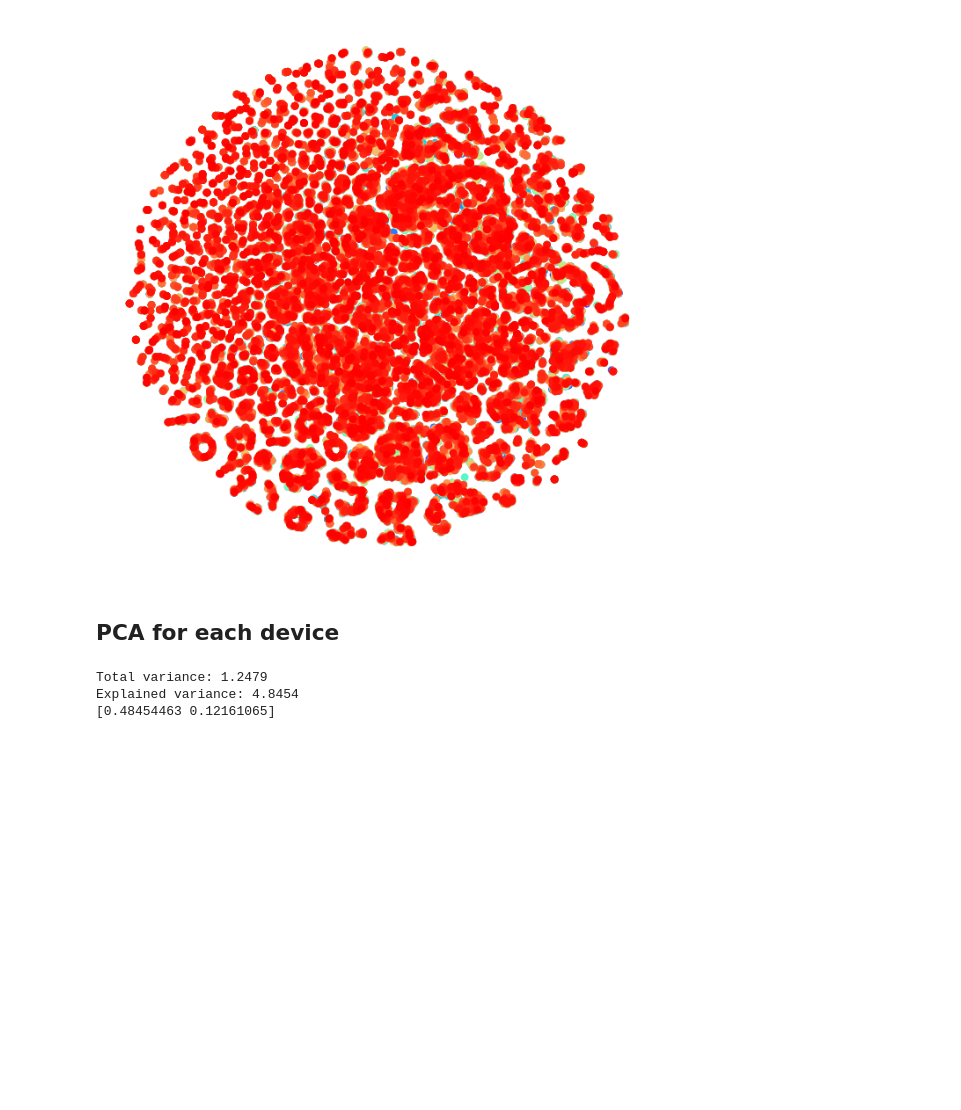
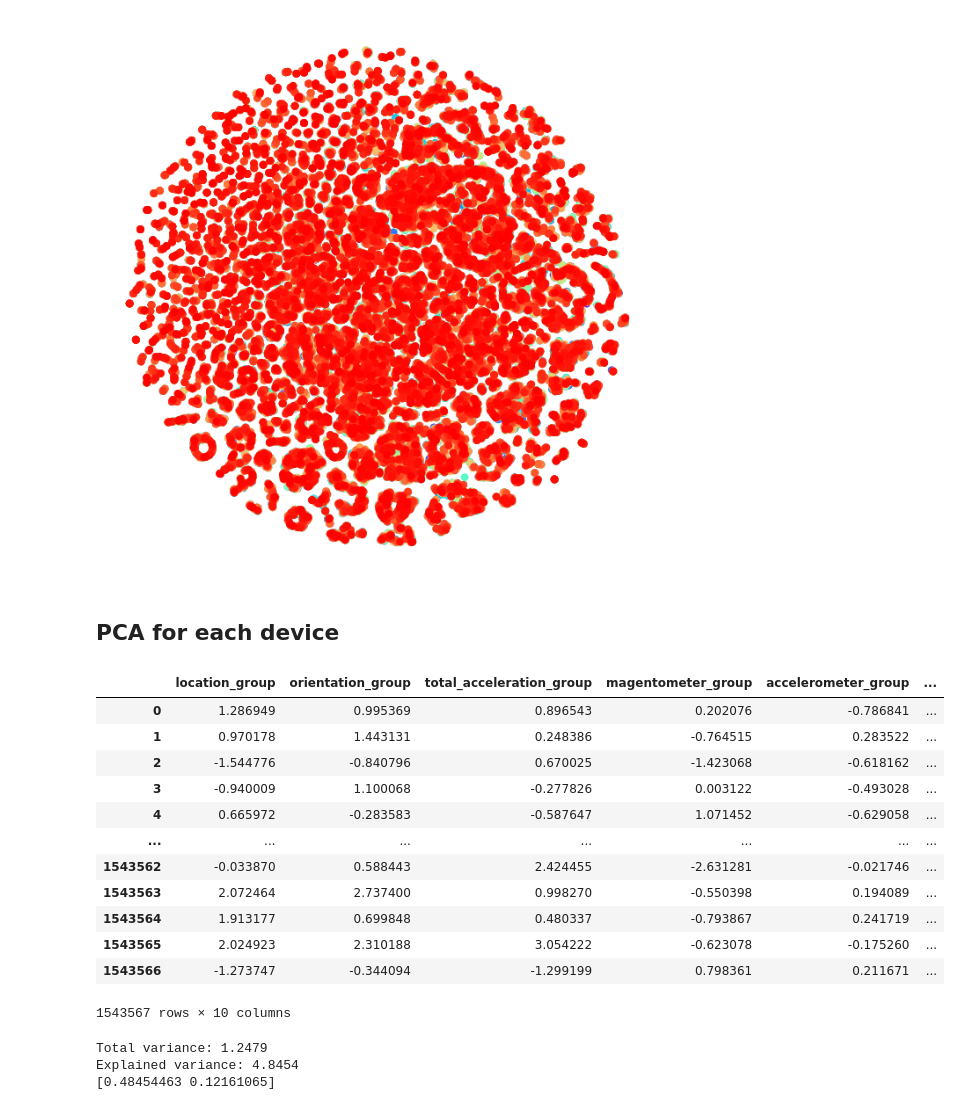
Before and after one commit to sienkozuzanna/ml-activity-detection, a Jupyter notebook: features engineering/feature_engineering_pipelines.ipynb, the cells around one changed output. Drawn from its saved outputs; the diff is of its cells as text; code cells hidden in the pictures; blank space fills up the shorter version.

```diff
--- a/features engineering/feature_engineering_pipelines.ipynb
+++ b/features engineering/feature_engineering_pipelines.ipynb
@@ -435,3 +448,19 @@ for group_name, columns in devices.items():
+# %%
+group_pca_results
+# %% [output]
+|  | location_group | orientation_group | total_acceleration_group | magentometer_group | accelerometer_group | ... |
+| 0 | 1.286949 | 0.995369 | 0.896543 | 0.202076 | -0.786841 | ... |
+| 1 | 0.970178 | 1.443131 | 0.248386 | -0.764515 | 0.283522 | ... |
+| 2 | -1.544776 | -0.840796 | 0.670025 | -1.423068 | -0.618162 | ... |
+| 3 | -0.940009 | 1.100068 | -0.277826 | 0.003122 | -0.493028 | ... |
+| 4 | 0.665972 | -0.283583 | -0.587647 | 1.071452 | -0.629058 | ... |
+| ... | ... | ... | ... | ... | ... | ... |
+| 1543562 | -0.033870 | 0.588443 | 2.424455 | -2.631281 | -0.021746 | ... |
+| 1543563 | 2.072464 | 2.737400 | 0.998270 | -0.550398 | 0.194089 | ... |
+| 1543564 | 1.913177 | 0.699848 | 0.480337 | -0.793867 | 0.241719 | ... |
+| 1543565 | 2.024923 | 2.310188 | 3.054222 | -0.623078 | -0.175260 | ... |
+| 1543566 | -1.273747 | -0.344094 | -1.299199 | 0.798361 | 0.211671 | ... |
+1543567 rows × 10 columns
 # %%
 pca_per_device = PCA(n_components=2)
 
```
Also changed, not shown: parts of 6 cells of this notebook, 1 other file.
